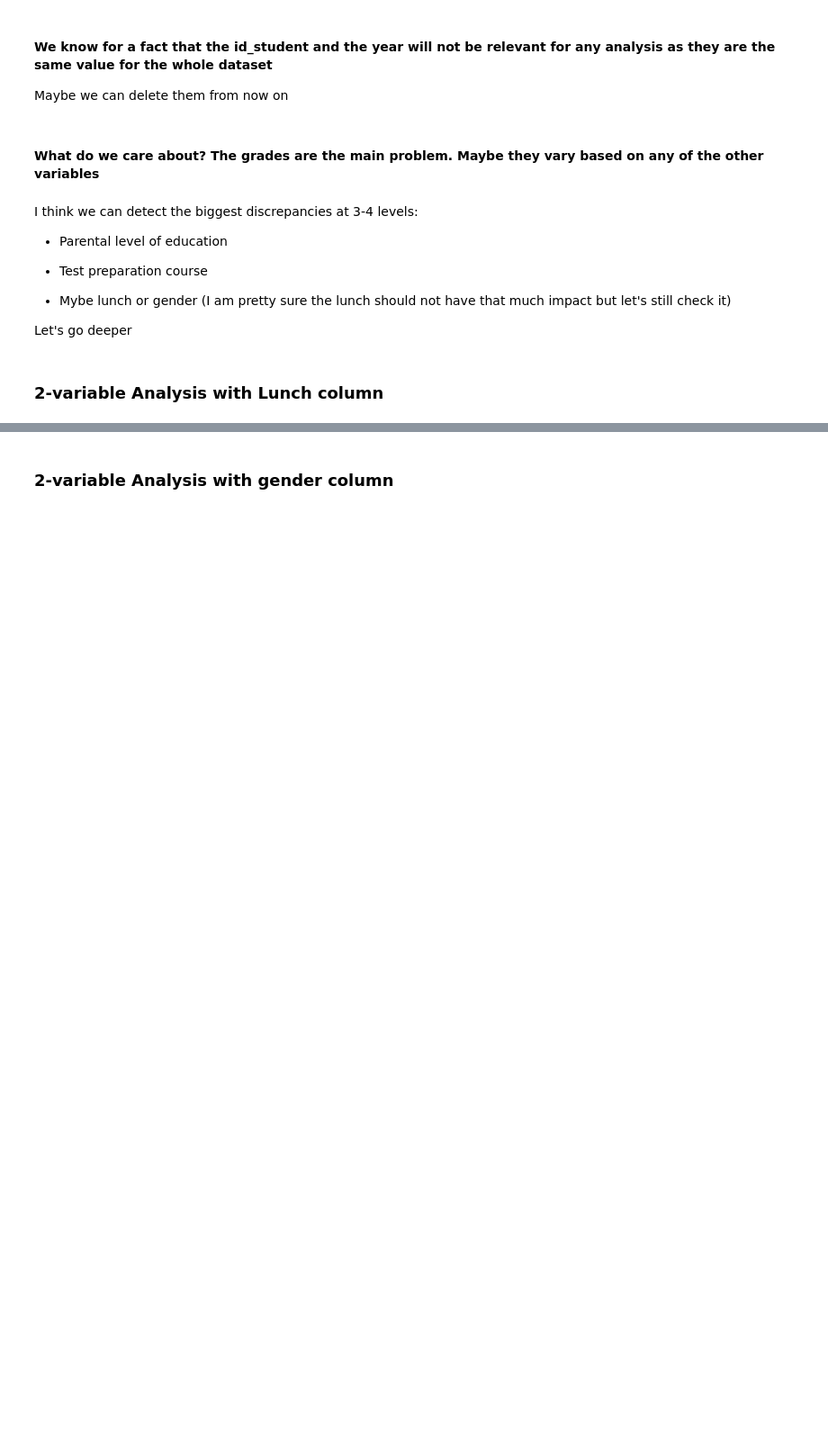
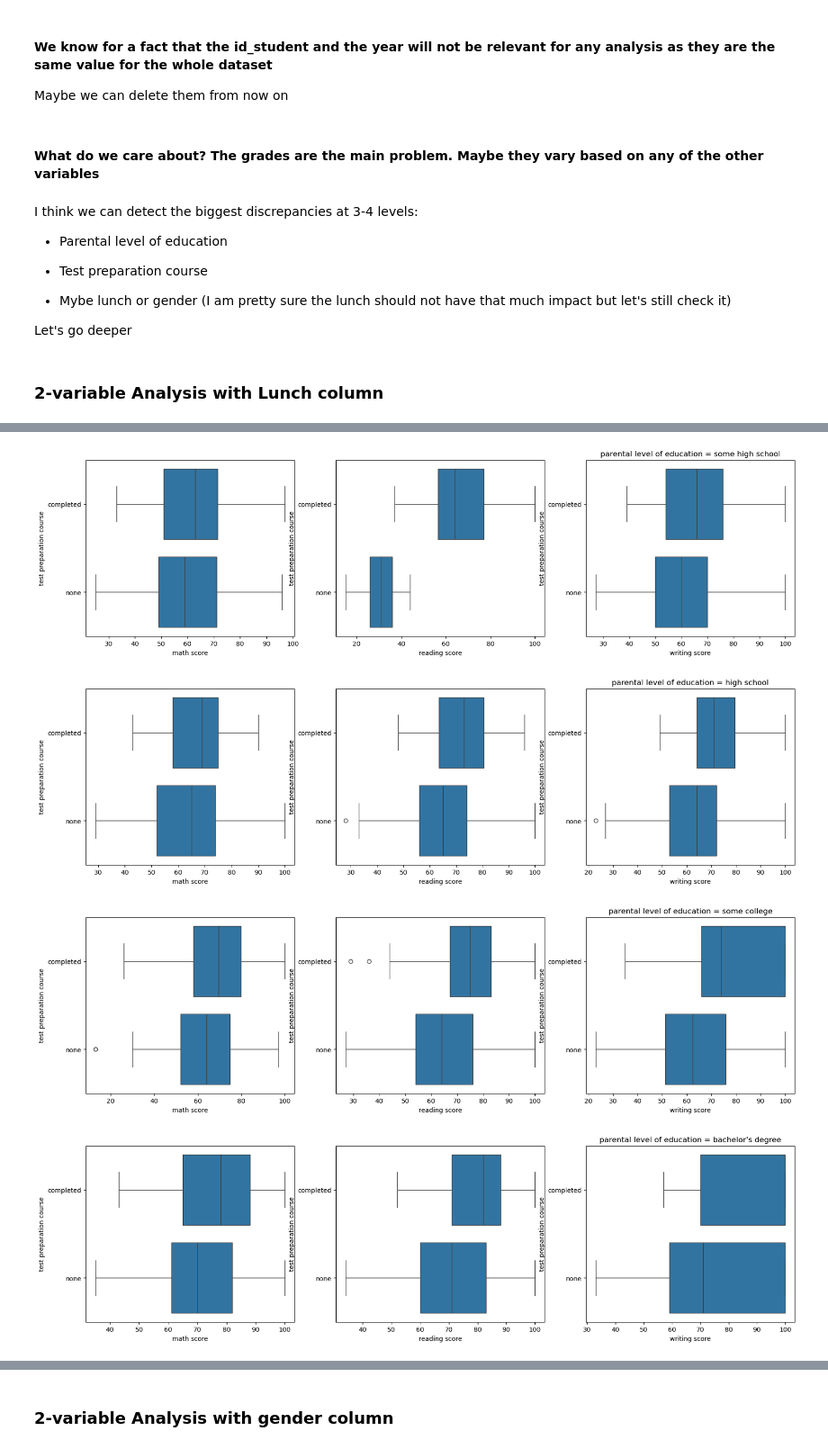
Before and after one commit to ofaliven/TestSchool, a Jupyter notebook: empty_hackathon_UseCase_OF.ipynb, the cells around one changed output, grey strips where cells are left out. Shown at 90% size. Cells and saved outputs as stored; diff of their text form; code cells hidden in the pictures; blank space fills up the shorter version.

```diff
--- a/empty_hackathon_UseCase.ipynb
+++ b/empty_hackathon_UseCase_OF.ipynb
@@ -359,0 +333,46 @@ Let's go deeper
+# %%
+# PLOT TEST PREPARATION COURSE VS SCORES (SLICED BY PARENTAL LEVEL OF EDUCTATION)
+df_filter = df[df['parental level of education'] == 'some high school']
+fig, (ax1, ax2, ax3) = plt.subplots(nrows=1, ncols=3, figsize=(20, 5))
+sns.boxplot (x='math score', y = 'test preparation course', data = df_filter, ax = ax1)
+sns.boxplot (x='reading score', y = 'test preparation course', data = df_filter, ax = ax2)
+sns.boxplot (x='writing score', y = 'test preparation course', data = df_filter, ax = ax3)
+plt.title("parental level of education = some high school")
+plt.show()
+
+df_filter = df[df['parental level of education'] == 'high school']
+fig, (ax1, ax2, ax3) = plt.subplots(nrows=1, ncols=3, figsize=(20, 5))
+sns.boxplot (x='math score', y = 'test preparation course', data = df_filter, ax = ax1)
+sns.boxplot (x='reading score', y = 'test preparation course', data = df_filter, ax = ax2)
+sns.boxplot (x='writing score', y = 'test preparation course', data = df_filter, ax = ax3)
+plt.title("parental level of education = high school")
+plt.show()
+
+df_filter = df[df['parental level of education'] == 'some college']
+fig, (ax1, ax2, ax3) = plt.subplots(nrows=1, ncols=3, figsize=(20, 5))
+sns.boxplot (x='math score', y = 'test preparation course', data = df_filter, ax = ax1)
+sns.boxplot (x='reading score', y = 'test preparation course', data = df_filter, ax = ax2)
+sns.boxplot (x='writing score', y = 'test preparation course', data = df_filter, ax = ax3)
+plt.title("parental level of education = some college")
+plt.show()
+
+df_filter = df[df['parental level of education'] == "bachelor's degree"]
+fig, (ax1, ax2, ax3) = plt.subplots(nrows=1, ncols=3, figsize=(20, 5))
+sns.boxplot (x='math score', y = 'test preparation course', data = df_filter, ax = ax1)
+sns.boxplot (x='reading score', y = 'test preparation course', data = df_filter, ax = ax2)
+sns.boxplot (x='writing score', y = 'test preparation course', data = df_filter, ax = ax3)
+plt.title("parental level of education = bachelor's degree")
+plt.show()
+
+df_filter = df[df['parental level of education'] == "master's degree"]
+fig, (ax1, ax2, ax3) = plt.subplots(nrows=1, ncols=3, figsize=(20, 5))
+sns.boxplot (x='math score', y = 'test preparation course', data = df_filter, ax = ax1)
+sns.boxplot (x='reading score', y = 'test preparation course', data = df_filter, ax = ax2)
+sns.boxplot (x='writing score', y = 'test preparation course', data = df_filter, ax = ax3)
+plt.title("parental level of education = master's degree")
+plt.show()
+# %% [output]
+[figure, added]
+[figure, added]
+[figure, added]
+[figure, added]
```
Also changed, not shown: parts of 18 cells of this notebook, 2 other files.
